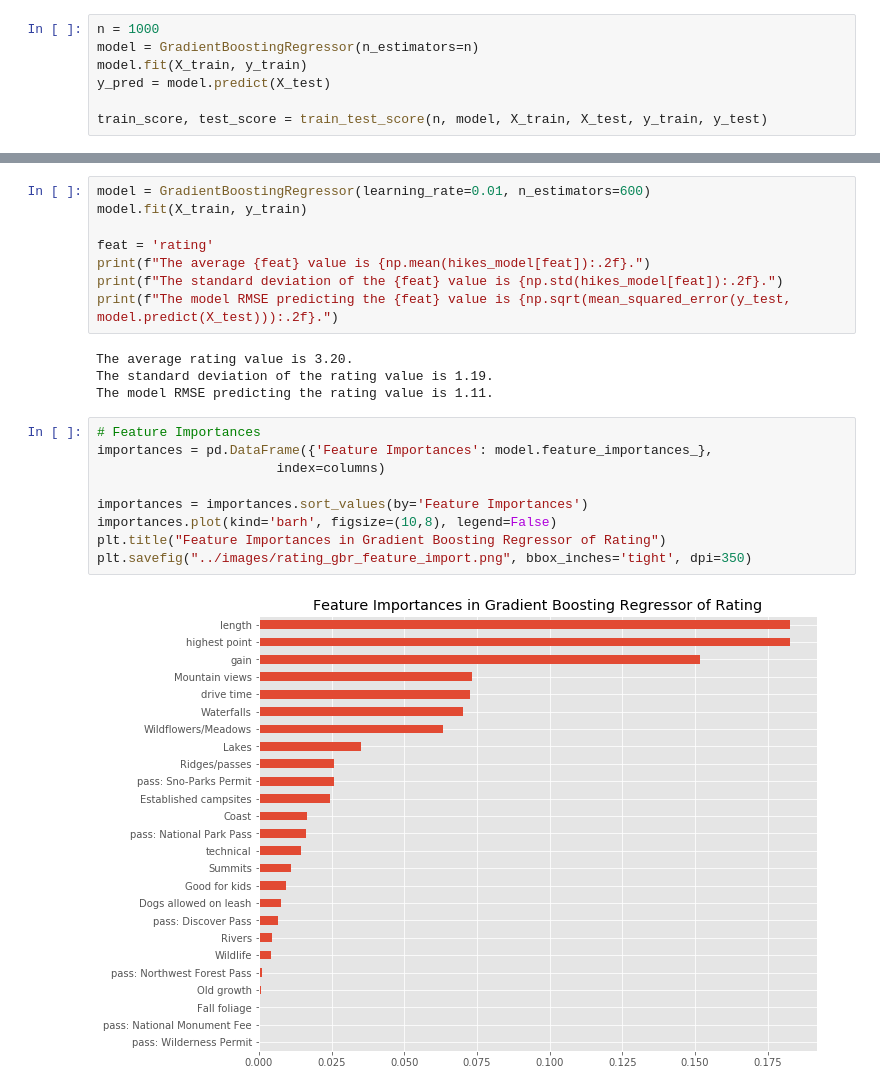
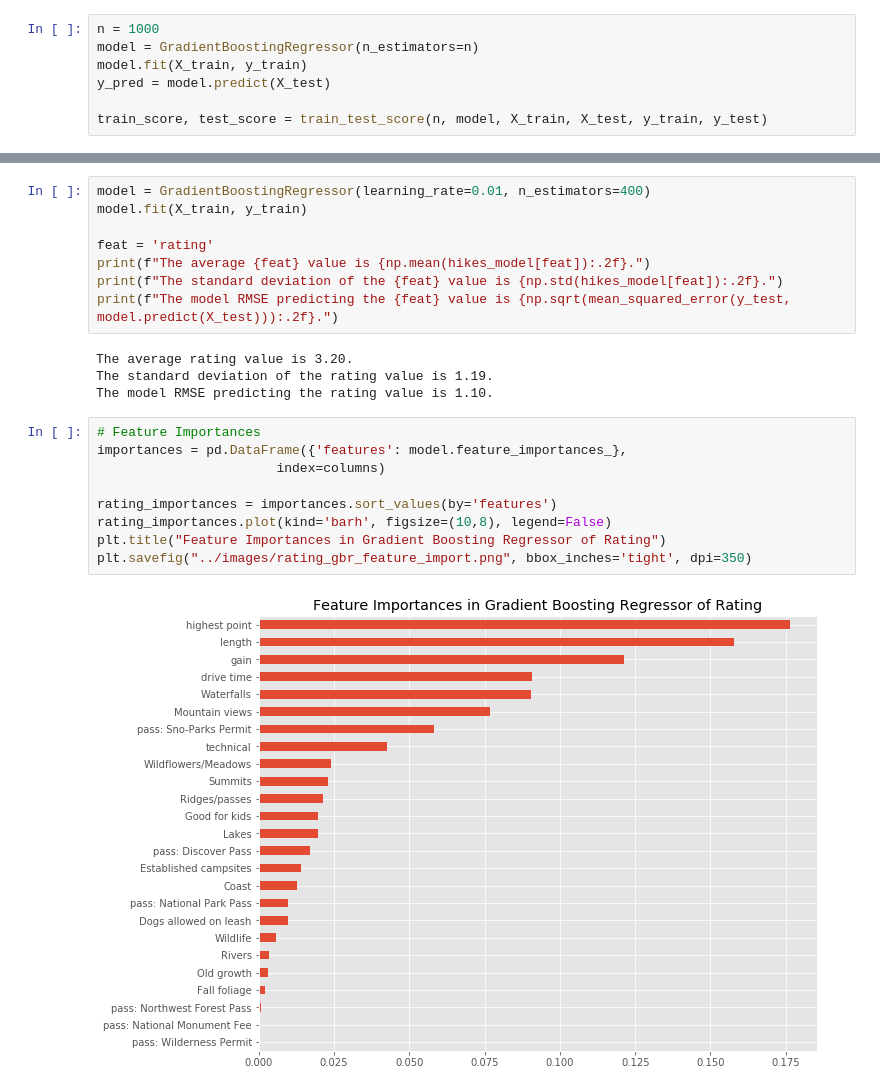
Before and after one commit to redwin21/wa-hiking-guide, a Jupyter notebook: analysis/gbr_model.ipynb, the cells around one changed output, grey strips where cells are left out. Saved outputs shown, nothing was run; the diff lists cells and outputs as text.

```diff
--- a/analysis/gbr_model.ipynb
+++ b/analysis/gbr_model.ipynb
@@ -141,5 +141,5 @@ plt.savefig("../images/rating_gbr_opt.png", bbox_inches='tight', dpi=350)
 # %%
-model = GradientBoostingRegressor(learning_rate=0.01, n_estimators=600)
+model = GradientBoostingRegressor(learning_rate=0.01, n_estimators=400)
 model.fit(X_train, y_train)
 
 feat = 'rating'
@@ -149,15 +149,15 @@ print(f"The model RMSE predicting the {feat} value is {np.sqrt(mean_squared_erro
 # %% [output]
 The average rating value is 3.20.
 The standard deviation of the rating value is 1.19.
-The model RMSE predicting the rating value is 1.11.
+The model RMSE predicting the rating value is 1.10.
 # %%
 # Feature Importances
-importances = pd.DataFrame({'Feature Importances': model.feature_importances_},
+importances = pd.DataFrame({'features': model.feature_importances_},
                        index=columns)
 
-importances = importances.sort_values(by='Feature Importances')
-importances.plot(kind='barh', figsize=(10,8), legend=False)
+rating_importances = importances.sort_values(by='features')
+rating_importances.plot(kind='barh', figsize=(10,8), legend=False)
 plt.title("Feature Importances in Gradient Boosting Regressor of Rating")
 plt.savefig("../images/rating_gbr_feature_import.png", bbox_inches='tight', dpi=350)
 # %% [output]
-[figure, old version]
+[figure, new version]
```
Also changed, not shown: parts of 6 cells of this notebook, 1 other file.
